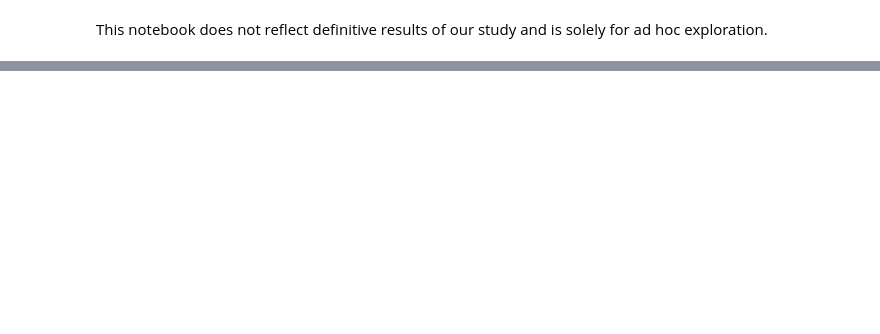
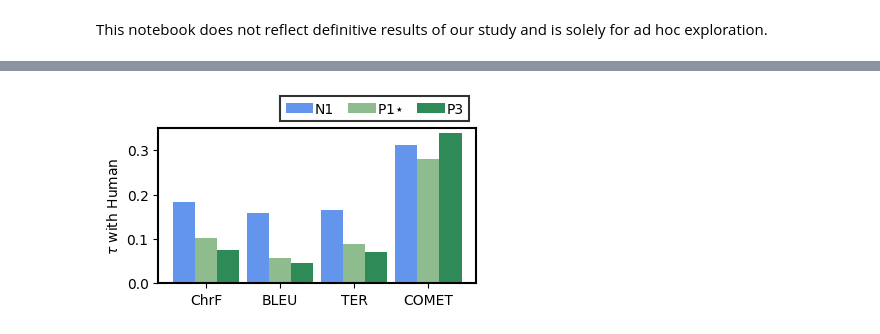
Before and after one commit to ufal/optimal-reference-translations, a Jupyter notebook: src/evaluation/quick_macaj_analysis.ipynb, the cells around one changed output, grey strips where cells are left out. Cells and saved outputs as stored; diff of their text form; code cells hidden in the pictures; blank space fills up the shorter version.

```diff
--- a/src/evaluation/quick_macaj_analysis.ipynb
+++ b/src/evaluation/quick_macaj_analysis.ipynb
@@ -155,14 +141,15 @@ def get_scores_all(srcs, tgts, ref_maps):
     return np.array(scores)
 
 
-
-bleu_google_n1 = get_scores(srcs, tgts_google, src_v_n1)
-bleu_google_p1 = get_scores(srcs, tgts_google, src_v_p1)
-bleu_google_p3 = get_scores(srcs, tgts_google, src_v_p3)
-bleu_google_mix = get_scores_all(srcs, tgts_google, [src_v_n1, src_v_p1, src_v_p3])
-bleu_google_mixwpe = get_scores_all(srcs, tgts_google, [src_v_n1, src_v_p1, src_v_n1_pe, src_v_p1_pe, src_v_p3, src_v_p3_pe])
-bleu_google_mixwpenop3 = get_scores_all(srcs, tgts_google, [src_v_n1, src_v_p1, src_v_n1_pe, src_v_p1_pe])
-bleu_google_mixnop3 = get_scores_all(srcs, tgts_google, [src_v_n1, src_v_p1])
+bleu_n1 = get_scores(srcs, tgts, src_to_n1)
+bleu_p1 = get_scores(srcs, tgts, src_to_p1_pe)
+bleu_p3 = get_scores(srcs, tgts, src_to_p3)
+bleu_n1_p1s = get_scores_all(srcs, tgts, [src_to_p1_pe, src_to_n1])
+bleu_n1s_p1s = get_scores_all(srcs, tgts, [src_to_p1_pe, src_to_n1_pe])
+bleu_n1_p1s_p3 = get_scores_all(srcs, tgts, [src_to_p1_pe, src_to_n1, src_to_p3])
+bleu_n1_p1s_p3_n1s_p3s = get_scores_all(srcs, tgts, [src_to_p1_pe, src_to_n1, src_to_p3, src_to_n1_pe, src_to_p3_pe])
+bleu_p1s_p3 = get_scores_all(srcs, tgts, [src_to_p1_pe, src_to_p3])
+bleu_n1_p3 = get_scores_all(srcs, tgts, [src_to_p3, src_to_n1])
 # %%
 from evaluate import load
 model_bleu = load("ter")
@@ -184,10 +171,12 @@ def get_scores_all(srcs, tgts, ref_maps):
     return np.array(scores)
 
 
-ter_google_n1 = get_scores(srcs, tgts_google, src_v_n1)
-ter_google_p1 = get_scores(srcs, tgts_google, src_v_p1)
-ter_google_p3 = get_scores(srcs, tgts_google, src_v_p3)
-ter_google_mix = get_scores_all(srcs, tgts_google, [src_v_n1, src_v_p1, src_v_p3])
-ter_google_mixwpe = get_scores_all(srcs, tgts_google, [src_v_n1, src_v_p1, src_v_n1_pe, src_v_p1_pe, src_v_p3, src_v_p3_pe])
-ter_google_mixwpenop3 = get_scores_all(srcs, tgts_google, [src_v_n1, src_v_p1, src_v_n1_pe, src_v_p1_pe])
-ter_google_mixnop3 = get_scores_all(srcs, tgts_google, [src_v_n1, src_v_p1])
+ter_n1 = get_scores(srcs, tgts, src_to_n1)
+ter_p1 = get_scores(srcs, tgts, src_to_p1_pe)
+ter_p3 = get_scores(srcs, tgts, src_to_p3)
+ter_n1_p1s = get_scores_all(srcs, tgts, [src_to_p1_pe, src_to_n1])
+ter_n1s_p1s = get_scores_all(srcs, tgts, [src_to_p1_pe, src_to_n1_pe])
+ter_n1_p1s_p3 = get_scores_all(srcs, tgts, [src_to_p1_pe, src_to_n1, src_to_p3])
+ter_n1_p1s_p3_n1s_p3s = get_scores_all(srcs, tgts, [src_to_p1_pe, src_to_n1, src_to_p3, src_to_n1_pe, src_to_p3_pe])
+ter_p1s_p3 = get_scores_all(srcs, tgts, [src_to_p1_pe, src_to_p3])
+ter_n1_p3 = get_scores_all(srcs, tgts, [src_to_p3, src_to_n1])
@@ -287,41 +230,45 @@ print_table("P3", comet_google_p3, bleu_google_p3, chrf_google_p3, ter_google_p3
 # %%
 from scipy.stats import kendalltau
 import matplotlib.pyplot as plt
+import fig_utils
 
 
 def corr_nice(a, b):
-    return kendalltau(a, b)[0]
+    return abs(kendalltau(a, b)[0])
 
 
 plt.figure(figsize=(4, 2.5))
 XTICKLABELS = ["ChrF", "BLEU", "TER", "COMET"]
 def plot_corr(source_txt, offset_x, scores_comet, scores_bleu, scores_chrf, scores_ter, scores_human):
     plt.xticks(range(len(XTICKLABELS)), XTICKLABELS)
     plt.bar(
        np.array(range(len(XTICKLABELS)))+offset_x,
        [
           corr_nice(scores_human, scores_chrf),
           corr_nice(scores_human, scores_bleu),
           corr_nice(scores_human, scores_ter),
           corr_nice(scores_human, scores_comet),
        ],
        width=0.3,
        label=source_txt
     )
-    plt.ylim(None, 0.48)
+    plt.ylim(None, 0.35)
     plt.ylabel("$\\tau$ with Human")
 
-plot_corr("N1", -0.3, comet_google_n1, bleu_google_n1, chrf_google_n1, ter_google_n1, human_google)
-plot_corr("P1", -0.0, comet_google_p1, bleu_google_p1, chrf_google_p1, ter_google_p1, human_google)
-plot_corr("P3", +0.3, comet_google_p3, bleu_google_p3, chrf_google_p3, ter_google_p3, human_google)
+
+plot_corr("N1", -0.3, comet_n1, bleu_n1, chrf_n1, ter_n1, human)
+plot_corr("P1$\\star$", -0.0, comet_p1, bleu_p1, chrf_p1, ter_p1, human)
+plot_corr("P3", +0.3, comet_p3, bleu_p3, chrf_p3, ter_p3, human)
 
 plt.legend(
     ncol=3, fancybox=False, edgecolor="black",
     handletextpad=0.1, columnspacing=1,
     bbox_to_anchor=(1, 1.25),
     loc="upper right"
 ).get_frame().set_linewidth(1.5)
 plt.tight_layout()
 plt.savefig("figure_single.pdf")
 plt.show()
+# %% [output]
+[figure, added]
 # %%
```
Also changed, not shown: parts of 13 cells of this notebook, 1 other file.
